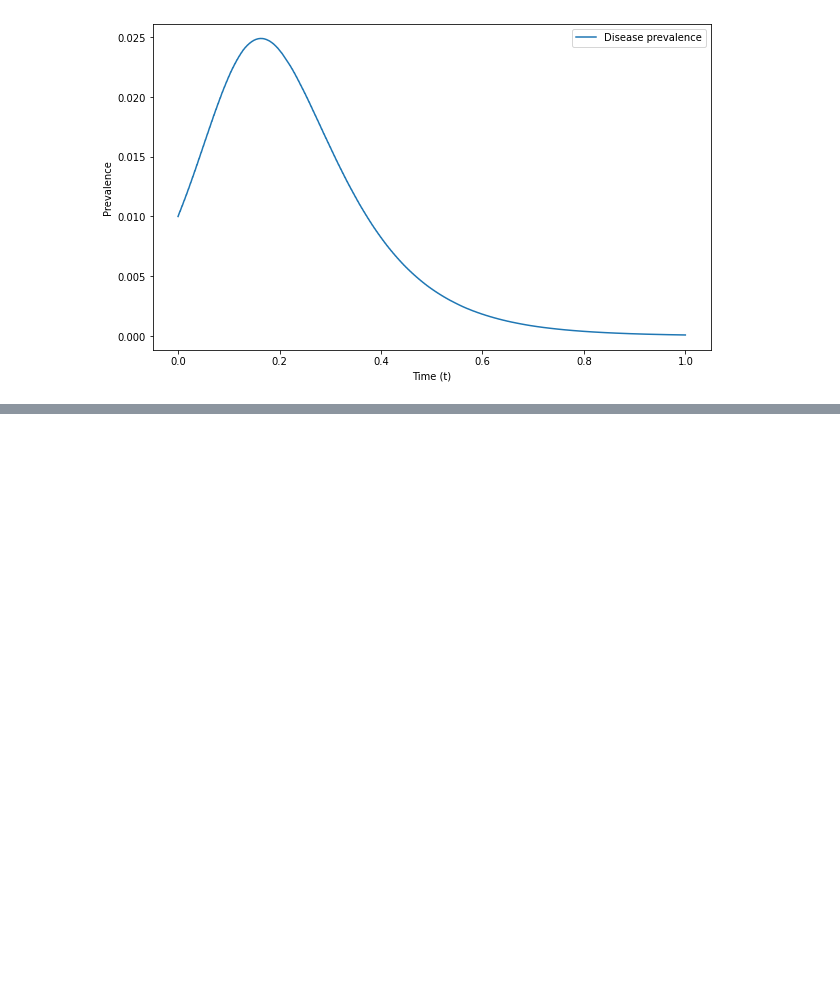
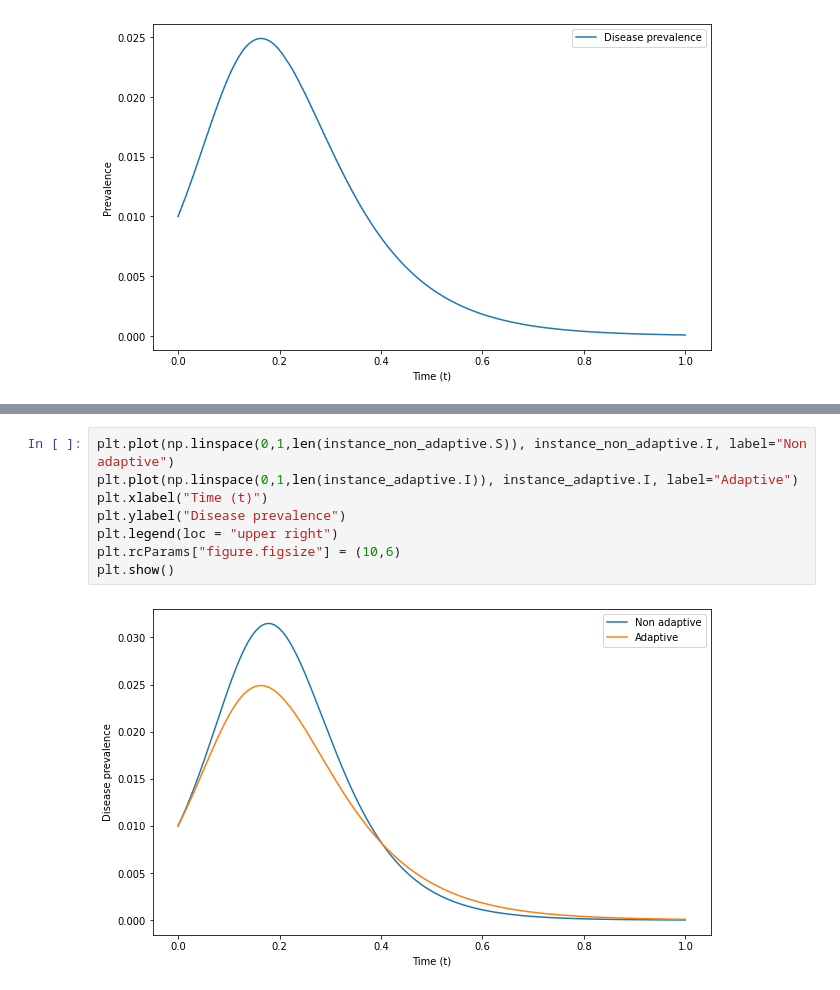
Before and after one commit to JimmyCalvoMonge/adaptive, a Jupyter notebook: design/adaptive/adaptive_use.ipynb, the cells around one changed output, grey strips where cells are left out. Cells and saved outputs as stored; diff of their text form; blank space fills up the shorter version.

```diff
--- a/design/adaptive/adaptive_use.ipynb
+++ b/design/adaptive/adaptive_use.ipynb
@@ -88,0 +102,10 @@ plt.show()
+# %%
+plt.plot(np.linspace(0,1,len(instance_non_adaptive.S)), instance_non_adaptive.I, label="Non adaptive")
+plt.plot(np.linspace(0,1,len(instance_adaptive.I)), instance_adaptive.I, label="Adaptive")
+plt.xlabel("Time (t)")
+plt.ylabel("Disease prevalence")
+plt.legend(loc = "upper right")
+plt.rcParams["figure.figsize"] = (10,6)
+plt.show()
+# %% [output]
+[figure, added]
```
Also changed, not shown: parts of 3 cells of this notebook, 1 other file.
